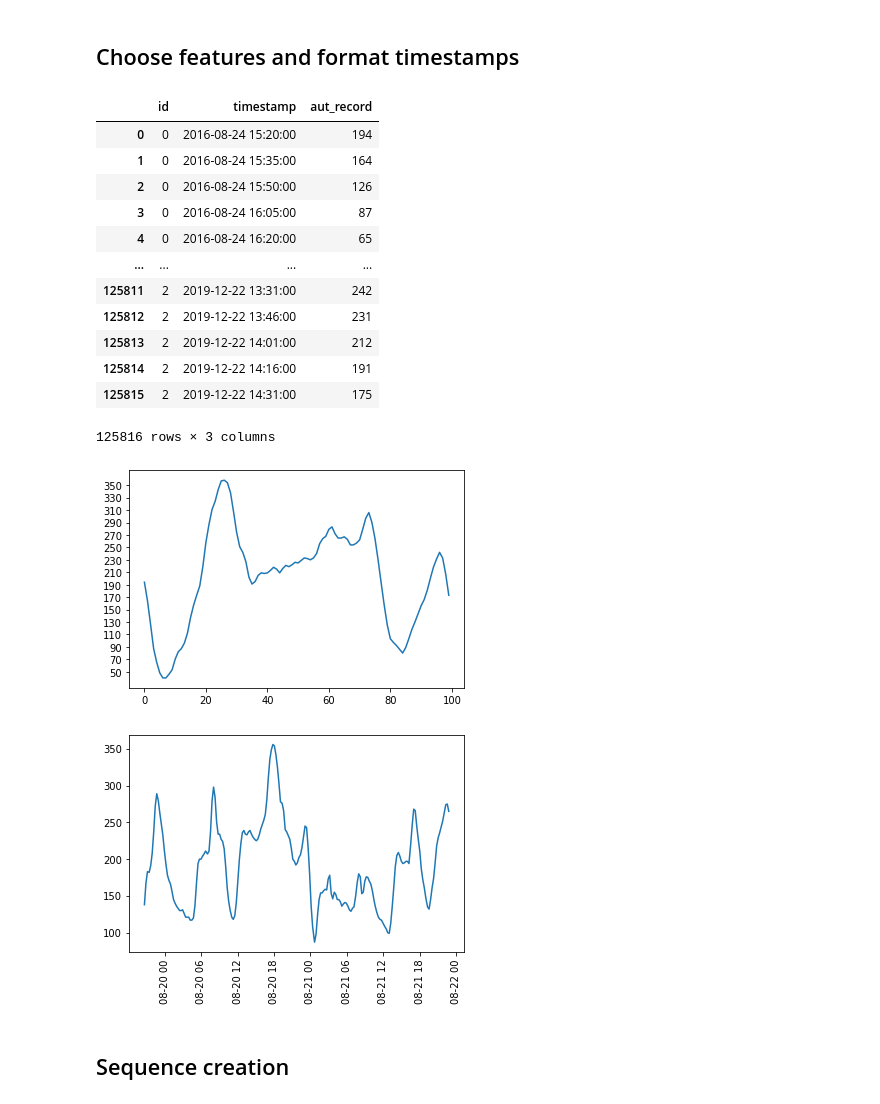
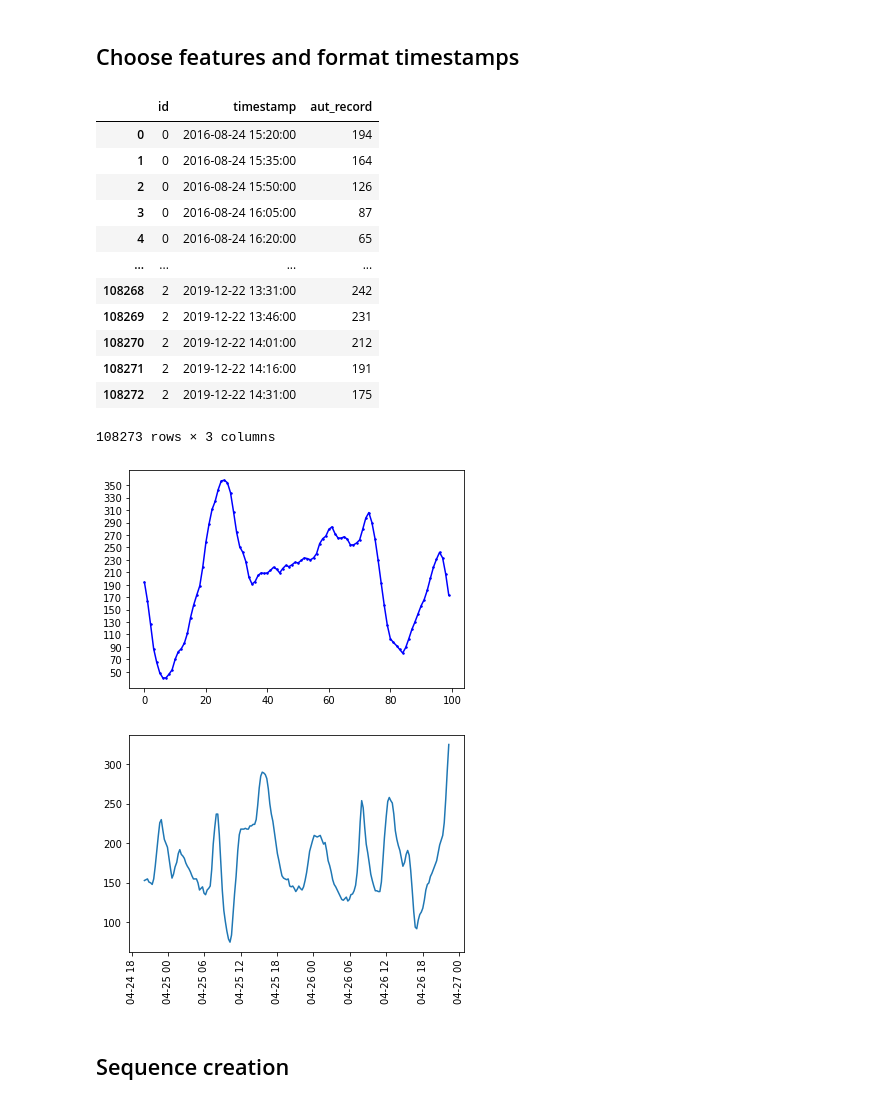
Before and after one commit to juan-arevalo/sugar_level_prediction, a Jupyter notebook: explore/data_exploration.ipynb, the cells around one changed output. Saved outputs shown, nothing was run; the diff lists cells and outputs as text; code cells hidden in the pictures.

```diff
--- a/explore/data_exploration.ipynb
+++ b/explore/data_exploration.ipynb
@@ -99,9 +98,11 @@ dfs = dfs.dropna(inplace=False, subset=['aut_record'])
 dfs.aut_record = dfs.aut_record.values.astype(np.int)
 
 # format timestamp
-# dfs.timestamp = pd.to_datetime(dfs.timestamp, dayfirst=False, format='%m-%d-%Y %I:%M %p')
 dfs.timestamp = dfs.timestamp.apply(parser)
 dfs = dfs.dropna(inplace=False, subset=['timestamp'])
+
+# drop duplicates
+dfs.drop_duplicates(inplace=True)
 
 # sort values by id and timestamp
 dfs.sort_values(by=['id', 'timestamp'], inplace=True)
@@ -116,20 +117,20 @@ dfs
 | 3 | 0 | 2016-08-24 16:05:00 | 87 |
 | 4 | 0 | 2016-08-24 16:20:00 | 65 |
 | ... | ... | ... | ... |
-| 125811 | 2 | 2019-12-22 13:31:00 | 242 |
-| 125812 | 2 | 2019-12-22 13:46:00 | 231 |
-| 125813 | 2 | 2019-12-22 14:01:00 | 212 |
-| 125814 | 2 | 2019-12-22 14:16:00 | 191 |
-| 125815 | 2 | 2019-12-22 14:31:00 | 175 |
+| 108268 | 2 | 2019-12-22 13:31:00 | 242 |
+| 108269 | 2 | 2019-12-22 13:46:00 | 231 |
+| 108270 | 2 | 2019-12-22 14:01:00 | 212 |
+| 108271 | 2 | 2019-12-22 14:16:00 | 191 |
+| 108272 | 2 | 2019-12-22 14:31:00 | 175 |
-125816 rows × 3 columns
+108273 rows × 3 columns
 # %%
 plt.figure()
-plt.plot(dfs.aut_record.values[:100])
+plt.plot(dfs.aut_record.values[:100], '.-b', markersize=3)
 yaxis = np.arange(50, 360, step=20)
 plt.yticks(yaxis, yaxis)
 plt.show()
 # %% [output]
-[figure, old version]
+[figure, new version]
 # %%
 from pandas.plotting import register_matplotlib_converters
 register_matplotlib_converters()
@@ -146,7 +147,7 @@ label = [l.get_text() for l in label]
 ax.set_xticklabels(label, rotation=90)
 plt.show()
 # %% [output]
-[figure, old version]
+[figure, new version]
 # %% [markdown]
 ## Sequence creation
 # %%
```
Also changed, not shown: parts of 7 cells of this notebook.
